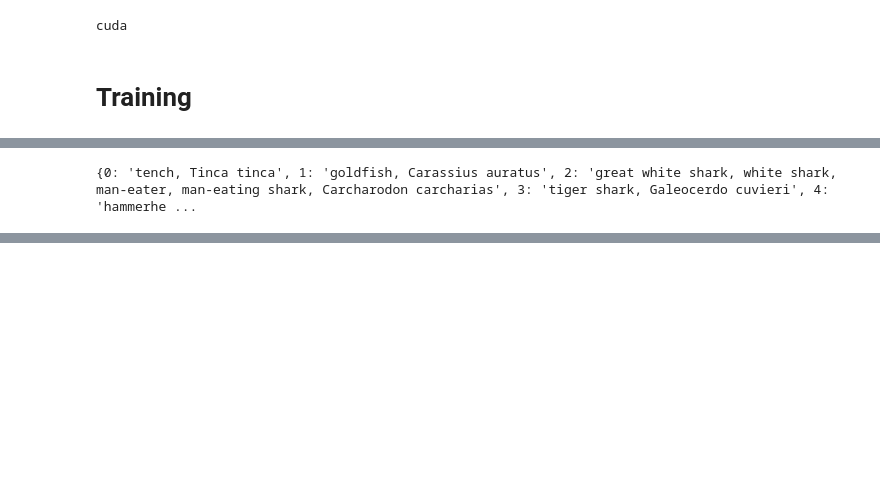
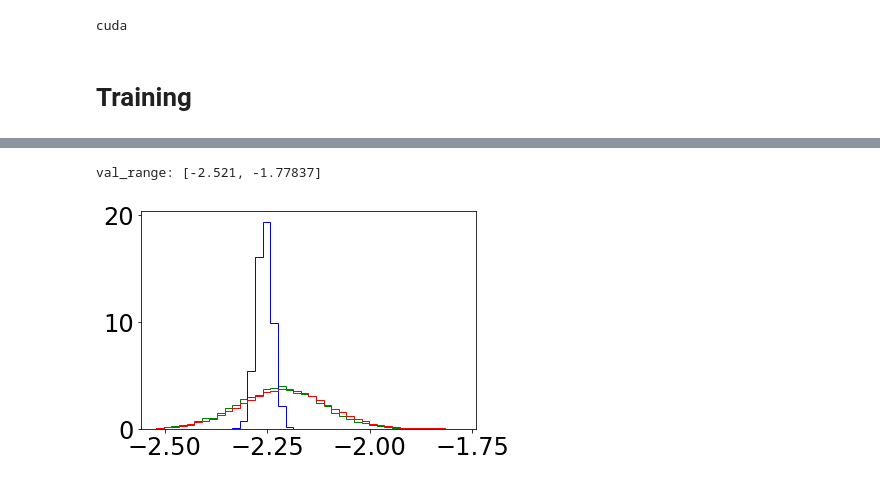
Before and after one commit to Xenovortex/INN_Embedding_Classification, a Jupyter notebook: main_cifar_generate.ipynb, the cells around one changed output, grey strips where cells are left out. Drawn from its saved outputs; the diff is of its cells as text; code cells hidden in the pictures; blank space fills up the shorter version.

```diff
--- a/main_cifar_generate.ipynb
+++ b/main_cifar_generate.ipynb
@@ -8,13 +8,13 @@ warnings.filterwarnings(action='once')
 # %% [markdown]
 # Set Training Parameters
 # %%
-num_epoch = 100
+num_epoch = 40
 batch_size = 1024
 lr_init = 5e-4
-mu_init = 11.
-beta = 5.0
-milestones = [50, 80, 100]
-modelname = "cifar_generate"
+mu_init = 110.
+beta = 5 #5.0
+milestones = [20, 30, 40]
+modelname = "cifar_generate_beta5"
 number_dev = 3
 use_vgg = False
 num_workers = 8
@@ -108,7 +96,3 @@ RuntimeError: start (0) + length (1536) exceeds dimension size (3).
-# %%
-import pickle
-import urllib.request as req
-class_dict_link = 'https://gist.githubusercontent.com/yrevar/6135f1bd8dcf2e0cc683/raw/d133d61a09d7e5a3b36b8c111a8dd5c4b5d560ee/imagenet1000_clsid_to_human.pkl'
-classes = pickle.load(req.urlopen(class_dict_link))
-# %% [output]
-{0: 'tench, Tinca tinca', 1: 'goldfish, Carassius auratus', 2: 'great white shark, white shark, man-eater, man-eating shark, Carcharodon carcharias', 3: 'tiger shark, Galeocerdo cuvieri', 4: 'hammerhe ...
+# %%
+inn_exp.outlier_histogram(val_range=[-2.5, -1.8])
+# %% [output]
@@ -114,0 +102,2 @@ classes = pickle.load(req.urlopen(class_dict_link))
+val_range: [-2.521, -1.77837]
+[figure, added]
```
Also changed, not shown: parts of 3 cells of this notebook, 27 other files.
